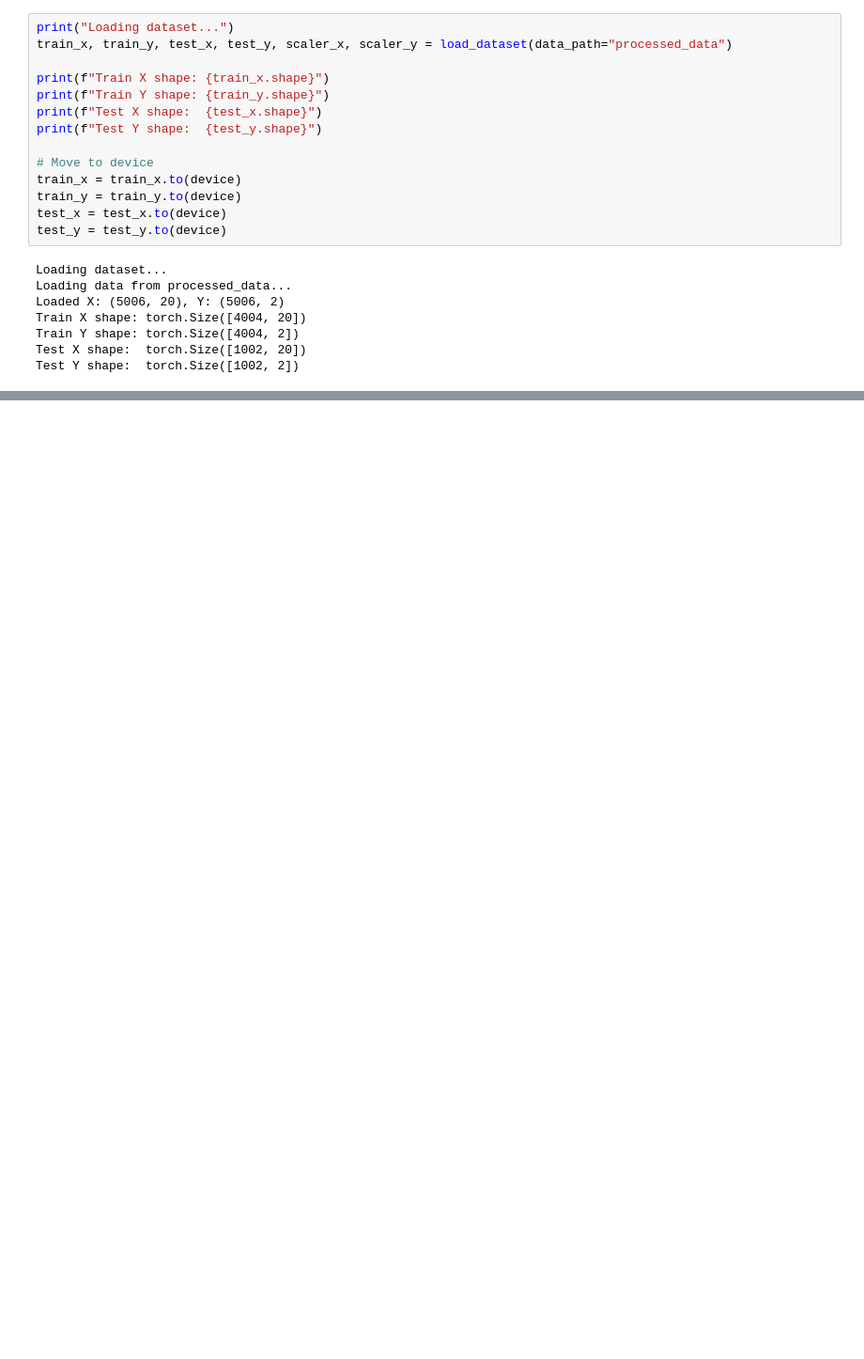
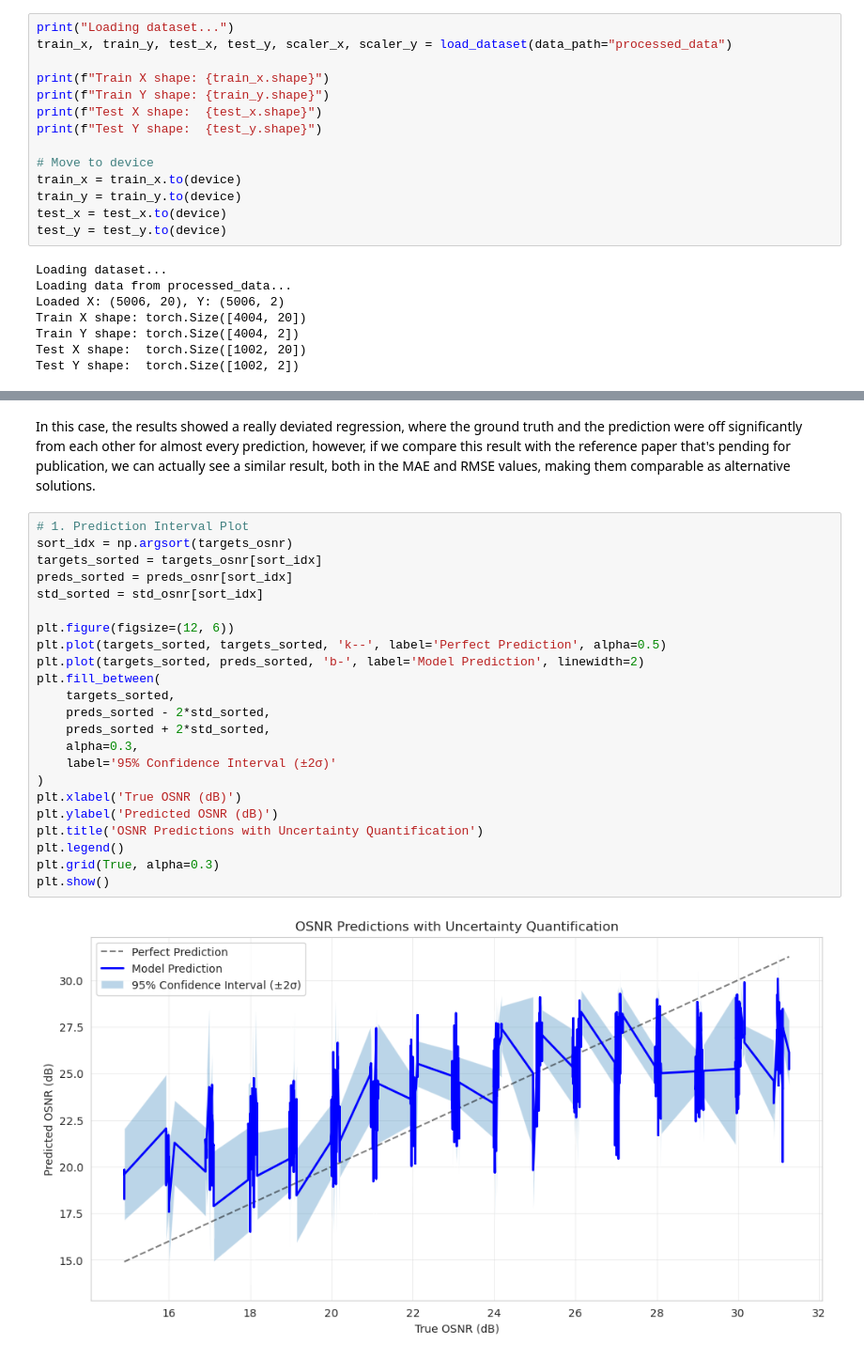
Before and after one commit to Semillero-SOFA/osnr-and-spectral-overlapping-estimation-mtgp-3x32gbaud, a Jupyter notebook: 02_MOGP_Training_Evaluation.ipynb, the cells around one changed output, grey strips where cells are left out. Shown at 94% size. Cells and saved outputs as stored; diff of their text form; blank space fills up the shorter version.

```diff
--- a/02_MOGP_Training_Evaluation.ipynb
+++ b/02_MOGP_Training_Evaluation.ipynb
@@ -297,0 +328,29 @@ OSNR RMSE: 3.0135 dB
+# %% [markdown]
+In this case, the results showed a really deviated regression, where the ground truth and the prediction were off significantly from each other for almost every prediction, however,
+if we compare this result with the reference paper that's pending for publication, we can actually see a similar result, both in the MAE and RMSE values, making them comparable as
+alternative solutions.
+# %%
+# 1. Prediction Interval Plot
+sort_idx = np.argsort(targets_osnr)
+targets_sorted = targets_osnr[sort_idx]
+preds_sorted = preds_osnr[sort_idx]
+std_sorted = std_osnr[sort_idx]
+
+plt.figure(figsize=(12, 6))
+plt.plot(targets_sorted, targets_sorted, 'k--', label='Perfect Prediction', alpha=0.5)
+plt.plot(targets_sorted, preds_sorted, 'b-', label='Model Prediction', linewidth=2)
+plt.fill_between(
+    targets_sorted,
+    preds_sorted - 2*std_sorted,
+    preds_sorted + 2*std_sorted,
+    alpha=0.3,
+    label='95% Confidence Interval (±2σ)'
+)
+plt.xlabel('True OSNR (dB)')
+plt.ylabel('Predicted OSNR (dB)')
+plt.title('OSNR Predictions with Uncertainty Quantification')
+plt.legend()
+plt.grid(True, alpha=0.3)
+plt.show()
+# %% [output]
+[figure, added]
```
Also changed, not shown: parts of 20 cells of this notebook, 6 other files.
